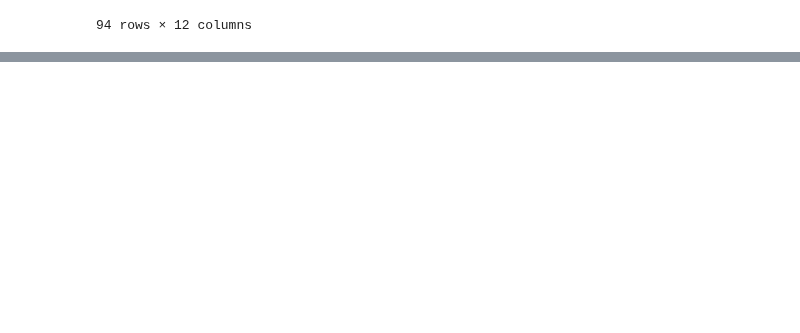
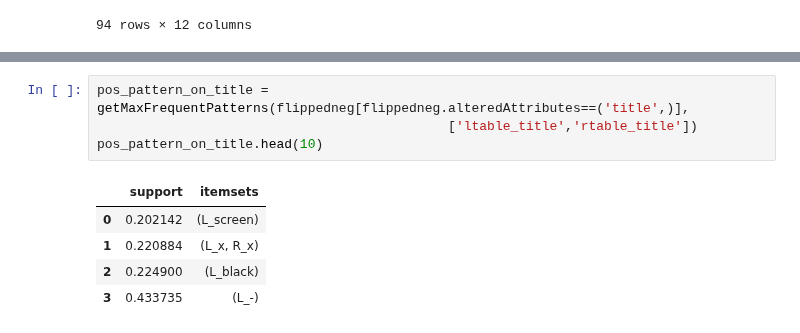
Before and after one commit to vincenzomartello/deepmatcher-experiments, a Jupyter notebook: notebooks/WalmartAmazon/explanations.ipynb, the cells around one changed output, grey strips where cells are left out. Drawn from its saved outputs; the diff is of its cells as text; blank space fills up the shorter version.

```diff
--- a/notebooks/WalmartAmazon/explanations.ipynb
+++ b/notebooks/WalmartAmazon/explanations.ipynb
@@ -127,0 +190,10 @@ critical_forPositives['title'][1]
+# %%
+pos_pattern_on_title = getMaxFrequentPatterns(flippedneg[flippedneg.alteredAttributes==('title',)],
+                                             ['ltable_title','rtable_title'])
+pos_pattern_on_title.head(10)
+# %% [output]
+|  | support | itemsets |
+| 0 | 0.202142 | (L_screen) |
+| 1 | 0.220884 | (L_x, R_x) |
+| 2 | 0.224900 | (L_black) |
+| 3 | 0.433735 | (L_-) |
```
Also changed, not shown: parts of 29 cells of this notebook, 43 other files.
